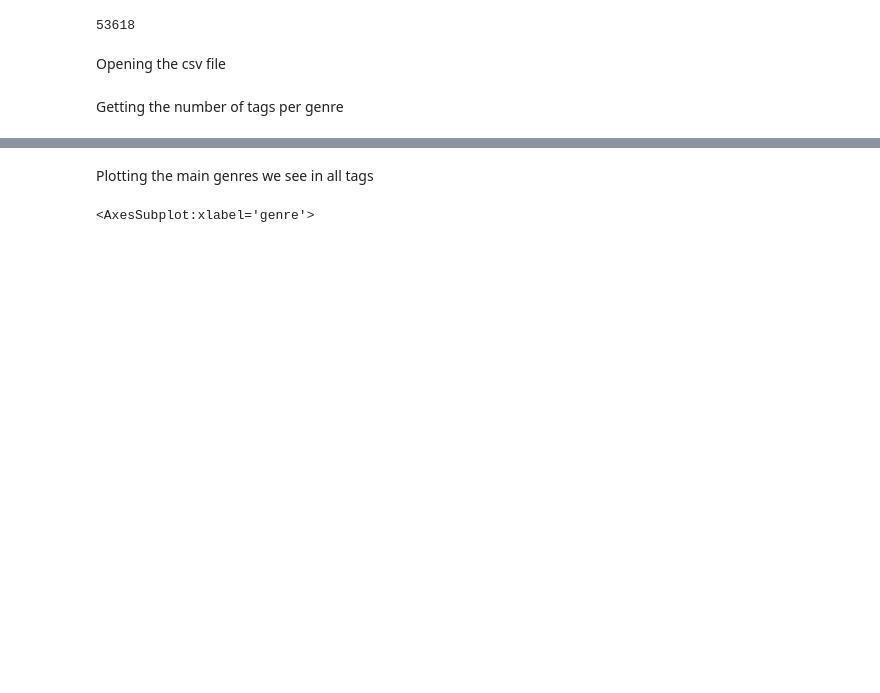
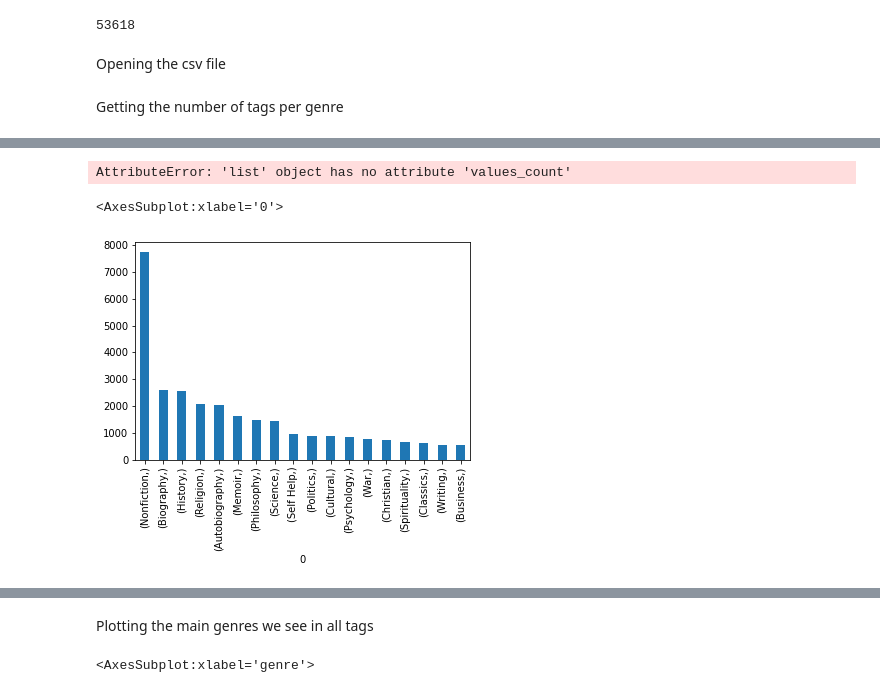
Before and after one commit to A-Istrate/80629_Project, a Jupyter notebook: ML80629_Data_preparation.ipynb, the cells around one changed output, grey strips where cells are left out. Cells and saved outputs as stored; diff of their text form; code cells hidden in the pictures; blank space fills up the shorter version.

```diff
--- a/ML80629_Data_preparation.ipynb
+++ b/ML80629_Data_preparation.ipynb
@@ -29,3 +29,5 @@ Opening the csv file
 goodread = pd.read_csv(r'C:\Users\istra\img\book_data.csv')
 # %% [markdown]
 Getting the number of tags per genre
+# %%
+nonfiction = pd.DataFrame(all_genres)[listna]
@@ -31,0 +60,17 @@ Getting the number of tags per genre
+# %%
+l=[]
+i=0
+while i<len(nonfiction):
+    j=0
+    while j<17:
+        l.append(nonfiction.iloc[i,j])
+        j+=1
+    i+=1
+pd.DataFrame(l)
+# %% [output]
+AttributeError: 'list' object has no attribute 'values_count'
+# %%
+pd.DataFrame(l).value_counts()[pd.DataFrame(l).value_counts()>500].plot.bar()
+# %% [output]
+<AxesSubplot:xlabel='0'>
+[figure, added]
```
Also changed, not shown: parts of 18 cells of this notebook, 2 other files.
